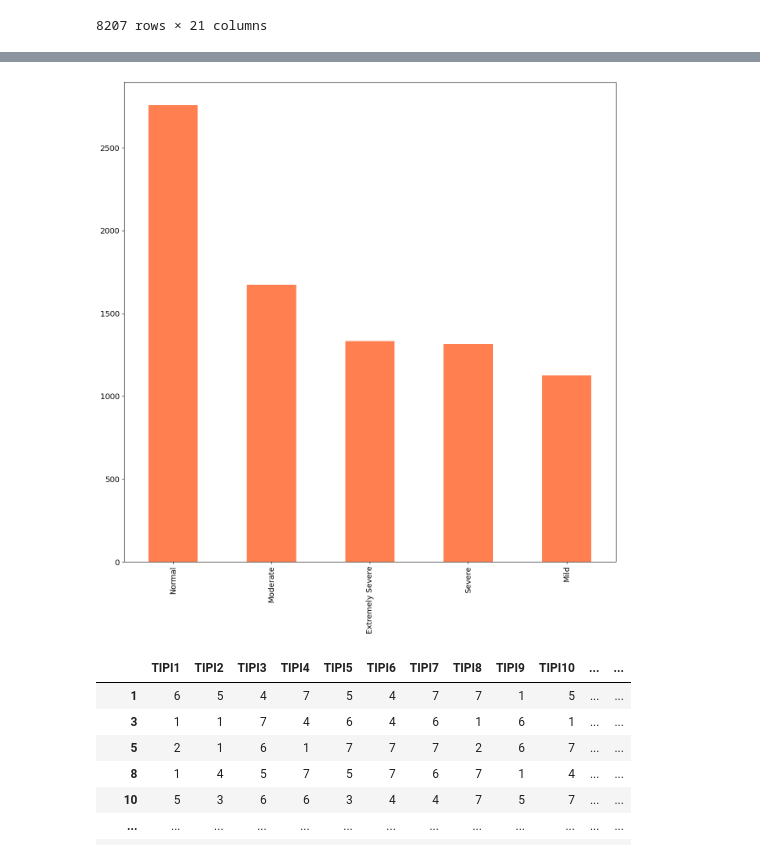
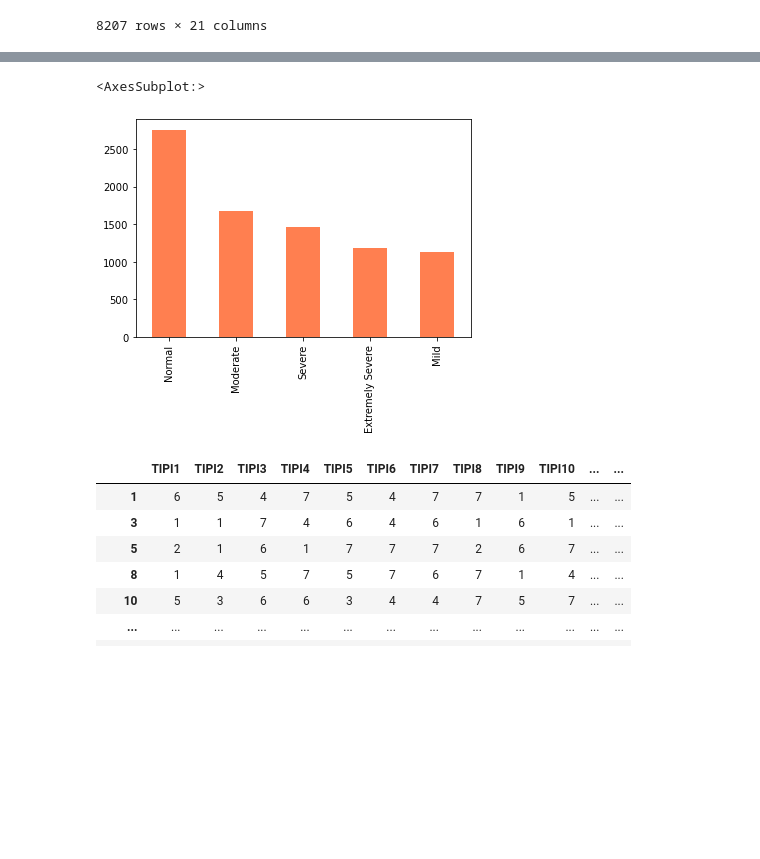
Before and after one commit to avisionary/depression_analysis, a Jupyter notebook: codes/Data Cleaning.ipynb, the cells around one changed output, grey strips where cells are left out. Drawn from its saved outputs; the diff is of its cells as text; code cells hidden in the pictures; blank space fills up the shorter version.

```diff
--- a/codes/Data Cleaning.ipynb
+++ b/codes/Data Cleaning.ipynb
@@ -98,9 +98,9 @@ def condition(x):
         return 'Mild'
     if 14<=x<=20:
         return 'Moderate'
-    if 21<=x<=27:
+    if 21<=x<=28:
         return 'Severe'
-    if x>=28:
+    if x>28:
         return 'Extremely Severe'
 
 depression['Condition']=depression['total_score'].apply(condition)
@@ -171,9 +171,10 @@ depression_us.describe()
 # %%
 c=depression_us['Condition'].value_counts()
 c.plot(kind = 'bar', color ='coral')
-c=c.reindex(index = ['Extremely Severe','Severe','Moderate','Mild','Normal'])
+# c=c.reindex(index = ['Extremely Severe','Severe','Moderate','Mild','Normal'])
 # %% [output]
+<AxesSubplot:>
-[figure, old version]
+[figure, new version]
 # %%
 depression_us['target']=depression_us.Condition.astype('category').cat.codes
 # %%
```
Also changed, not shown: parts of 5 cells of this notebook, 6 other files.
